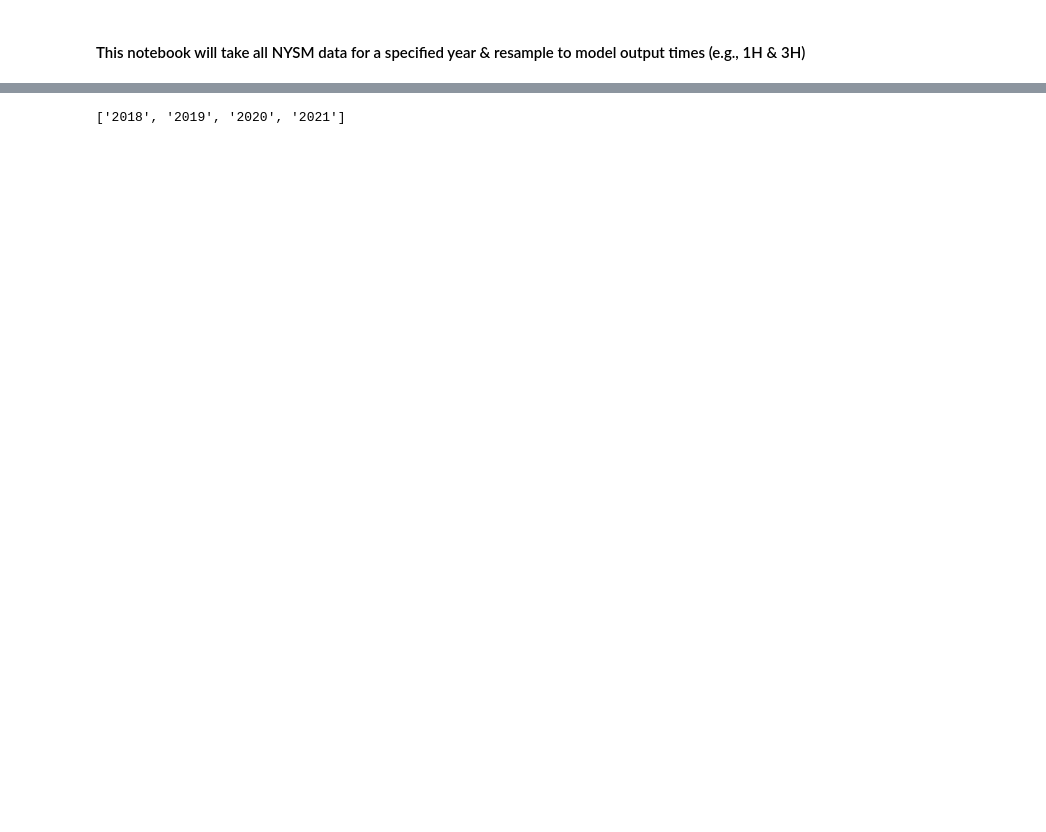
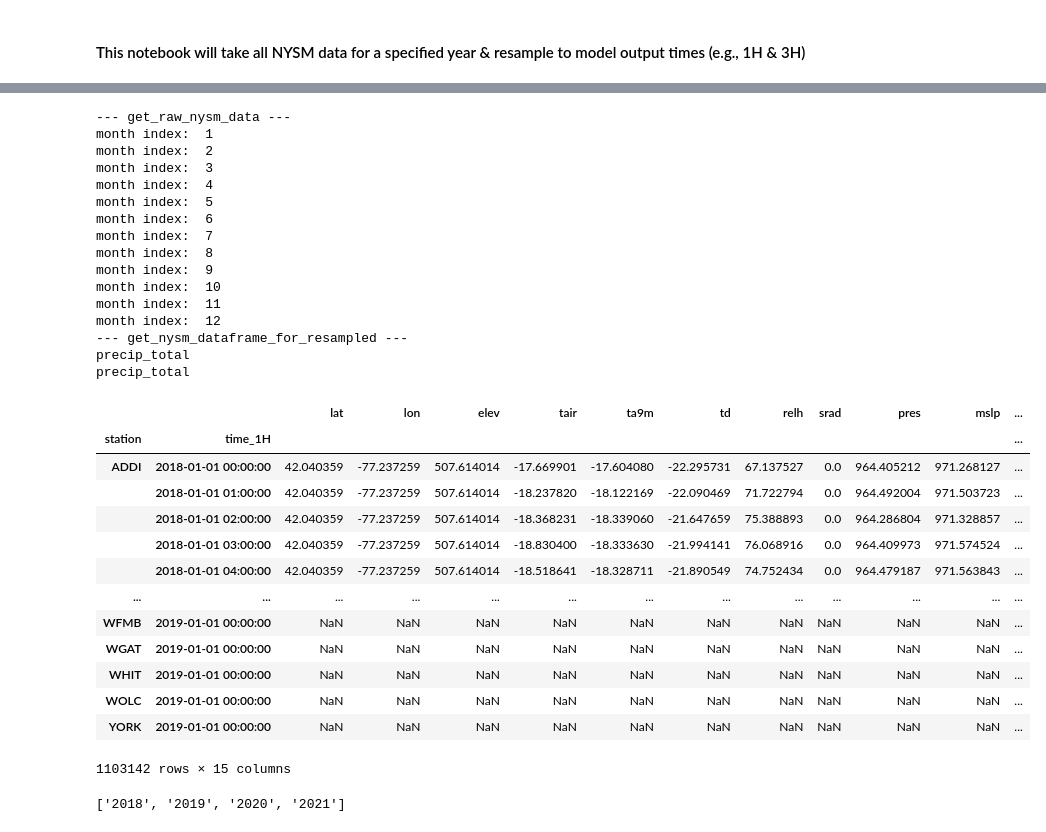
Before and after one commit to shmaronshmevans/AI2ES, a Jupyter notebook: notebooks/get_resampled_nysm_data.ipynb, the cells around one changed output, grey strips where cells are left out. Cells and saved outputs as stored; diff of their text form; code cells hidden in the pictures; blank space fills up the shorter version.

```diff
--- a/notebooks/get_resampled_nysm_data.ipynb
+++ b/notebooks/get_resampled_nysm_data.ipynb
@@ -33,7 +33,6 @@ def get_raw_nysm_data(year):
     altimeter_value = units.Quantity(df_nysm['pres'].values, 'hPa')
     height = units.Quantity(df_nysm['elev'].values + 1.5, 'm') # + 1.5 to adjust for barometer height
     df_nysm['mslp'] = mpcalc.altimeter_to_sea_level_pressure(altimeter_value, height, temp)
-    print(df_nysm)
 
     nysm_sites = df_nysm.reset_index()['station'].unique()
 
@@ -62,7 +61,8 @@ def get_resampled_precip_data(df, interval, method):
     precip_diff = df.groupby('station').diff().reset_index().set_index('time_5M')
     # remove unrealistic precipitation values (e.g., > 500 mm / 5 min)
     precip_diff.loc[precip_diff['precip_total'] > 500.,'precip_total'] = np.nan
-    return precip_diff.groupby('station').resample(interval, label='right').apply(method).rename_axis(index={'time_5M':f'time_{interval}'})
+    a =  precip_diff.groupby('station').resample(interval, label='right').apply(method).rename_axis(index={'time_5M':f'time_{interval}'})
+    return a
 
 def get_nysm_dataframe_for_resampled(df_nysm, freq):
     nysm_vars = ['lat', 'lon', 'elev', 'tair', 'ta9m', 'td', 'relh', 'srad', 'pres', 'mslp',
@@ -78,7 +78,6 @@ def get_nysm_dataframe_for_resampled(df_nysm, freq):
             print(var)
             dfs += [get_resampled_precip_data(df_nysm[var], freq, 'sum')]
         else:
-            print(df_nysm)
             dfs += [get_valid_time_data(df_nysm[var], hours_list, freq)]
 
     nysm_obs = pd.concat(dfs, axis=1)
@@ -98,8 +97,45 @@ def main(year):
     nysm_1H_obs = get_nysm_dataframe_for_resampled(df_nysm, '1H')
     nysm_3H_obs = get_nysm_dataframe_for_resampled(df_nysm, '3H')
 
-    nysm_1H_obs.to_parquet(f'{save_path}nysm_1H_obs_{year}.parquet')
-    nysm_3H_obs.to_parquet(f'{save_path}nysm_3H_obs_{year}.parquet')
+
+    # nysm_1H_obs.to_parquet(f'{save_path}nysm_1H_obs_{year}.parquet')
+    # nysm_3H_obs.to_parquet(f'{save_path}nysm_3H_obs_{year}.parquet')
+
+    return nysm_1H_obs
+# %%
+df = main(2018)
+df
+# %% [output]
+--- get_raw_nysm_data ---
+month index:  1
+month index:  2
+month index:  3
+month index:  4
+month index:  5
+month index:  6
+month index:  7
+month index:  8
+month index:  9
+month index:  10
+month index:  11
+month index:  12
+--- get_nysm_dataframe_for_resampled ---
+precip_total
+precip_total
+|  |  | lat | lon | elev | tair | ta9m | td | relh | srad | pres | mslp | ... |
+| station | time_1H |  |  |  |  |  |  |  |  |  |  | ... |
+| ADDI | 2018-01-01 00:00:00 | 42.040359 | -77.237259 | 507.614014 | -17.669901 | -17.604080 | -22.295731 | 67.137527 | 0.0 | 964.405212 | 971.268127 | ... |
+|  | 2018-01-01 01:00:00 | 42.040359 | -77.237259 | 507.614014 | -18.237820 | -18.122169 | -22.090469 | 71.722794 | 0.0 | 964.492004 | 971.503723 | ... |
+|  | 2018-01-01 02:00:00 | 42.040359 | -77.237259 | 507.614014 | -18.368231 | -18.339060 | -21.647659 | 75.388893 | 0.0 | 964.286804 | 971.328857 | ... |
+|  | 2018-01-01 03:00:00 | 42.040359 | -77.237259 | 507.614014 | -18.830400 | -18.333630 | -21.994141 | 76.068916 | 0.0 | 964.409973 | 971.574524 | ... |
+|  | 2018-01-01 04:00:00 | 42.040359 | -77.237259 | 507.614014 | -18.518641 | -18.328711 | -21.890549 | 74.752434 | 0.0 | 964.479187 | 971.563843 | ... |
+| ... | ... | ... | ... | ... | ... | ... | ... | ... | ... | ... | ... | ... |
+| WFMB | 2019-01-01 00:00:00 | NaN | NaN | NaN | NaN | NaN | NaN | NaN | NaN | NaN | NaN | ... |
+| WGAT | 2019-01-01 00:00:00 | NaN | NaN | NaN | NaN | NaN | NaN | NaN | NaN | NaN | NaN | ... |
+| WHIT | 2019-01-01 00:00:00 | NaN | NaN | NaN | NaN | NaN | NaN | NaN | NaN | NaN | NaN | ... |
+| WOLC | 2019-01-01 00:00:00 | NaN | NaN | NaN | NaN | NaN | NaN | NaN | NaN | NaN | NaN | ... |
+| YORK | 2019-01-01 00:00:00 | NaN | NaN | NaN | NaN | NaN | NaN | NaN | NaN | NaN | NaN | ... |
+1103142 rows × 15 columns
 # %%
 years = [str(x) for x in np.arange(2018,2022)]
 print(years)
```
Also changed, not shown: parts of 2 cells of this notebook, 8 other files.
